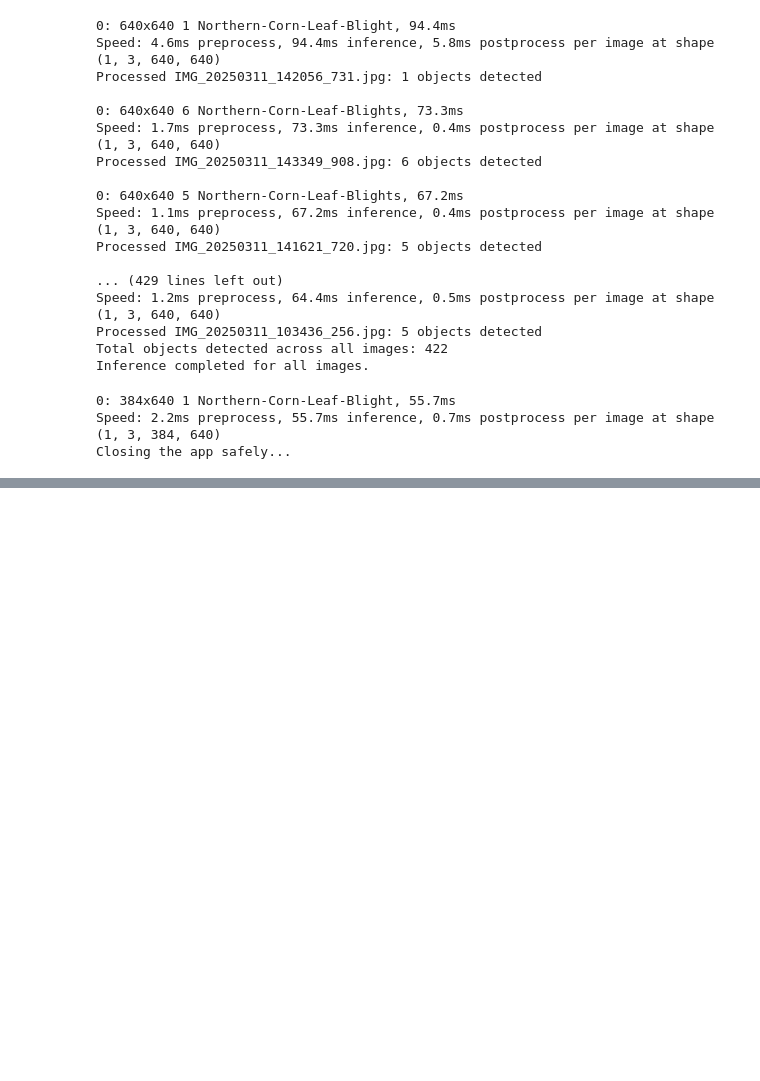
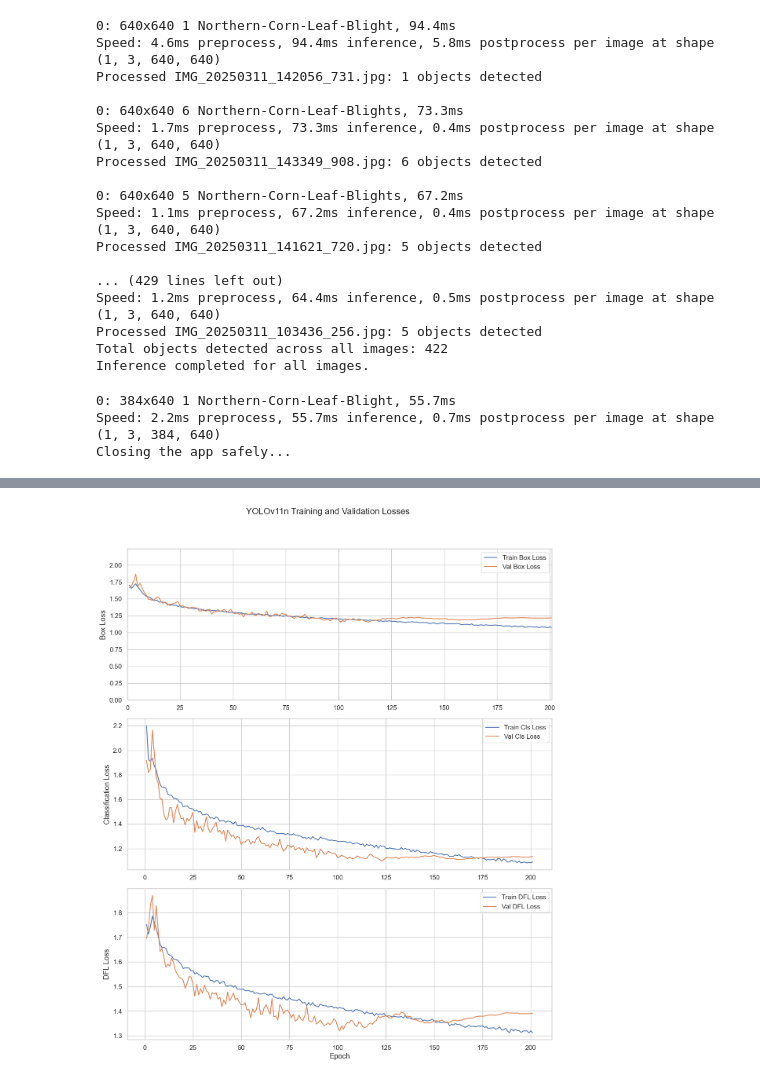
Before and after one commit to Baboyeatami/NBLProject, a Jupyter notebook: NLB_testing.ipynb, the cells around one changed output, grey strips where cells are left out. Drawn from its saved outputs; the diff is of its cells as text; code cells hidden in the pictures; blank space fills up the shorter version.

```diff
--- a/NLB_testing.ipynb
+++ b/NLB_testing.ipynb
@@ -217,0 +275,86 @@ Closing the app safely...
+# %%
+import pandas as pd
+
+# Load the uploaded CSV file
+file_path = 'results.csv'
+df = pd.read_csv(file_path)
+
+# Display basic info and first few rows to understand the structure
+df.info(), df.head()
+
+
+import matplotlib.pyplot as plt
+import seaborn as sns
+
+# Set Seaborn style
+sns.set(style="whitegrid", palette="deep", font_scale=1.1)
+
+import matplotlib.pyplot as plt
+
+fig, axes = plt.subplots(3, 1, figsize=(12, 15))
+fig.suptitle('YOLOv11n Training and Validation Losses', fontsize=16)
+
+# Plot losses
+axes[0].plot(df['epoch'], df['train/box_loss'], label='Train Box Loss')
+axes[0].plot(df['epoch'], df['val/box_loss'], label='Val Box Loss')
+axes[0].set_ylabel('Box Loss')
+axes[0].legend()
+
+# Dynamically extend y-axis scale
+max_loss = max(df['train/box_loss'].max(), df['val/box_loss'].max())
+axes[0].set_ylim(0, max_loss * 1.2)  # Extend 20% above the maximum loss
+
+# Optionally adjust x-axis to match epochs
+axes[0].set_xlim(0, df['epoch'].max())
+
+
+axes[1].plot(df['epoch'], df['train/cls_loss'], label='Train Cls Loss')
+axes[1].plot(df['epoch'], df['val/cls_loss'], label='Val Cls Loss')
+axes[1].set_ylabel('Classification Loss')
+axes[1].legend()
+
+axes[2].plot(df['epoch'], df['train/dfl_loss'], label='Train DFL Loss')
+axes[2].plot(df['epoch'], df['val/dfl_loss'], label='Val DFL Loss')
+axes[2].set_ylabel('DFL Loss')
+axes[2].set_xlabel('Epoch')
+axes[2].legend()
+
+plt.tight_layout(rect=[0, 0.03, 1, 0.95])
+plt.show()
+
+# Plot Precision, Recall, and mAP over Epochs
+fig, ax = plt.subplots(figsize=(12, 6))
+fig.suptitle('YOLOv11n Detection Performance Metrics', fontsize=16)
+
+ax.plot(df['epoch'], df['metrics/precision(B)'], label='Precision', linewidth=2)
+ax.plot(df['epoch'], df['metrics/recall(B)'], label='Recall', linewidth=2)
+ax.plot(df['epoch'], df['metrics/mAP50(B)'], label='mAP@50', linewidth=2)
+ax.plot(df['epoch'], df['metrics/mAP50-95(B)'], label='mAP@50-95', linewidth=2)
+
+ax.set_xlabel('Epoch')
+ax.set_ylabel('Score')
+ax.set_ylim(0.5, 1.05)
+ax.legend()
+plt.grid(True)
+plt.tight_layout()
+plt.show()
+
+# Find the best epoch based on highest mAP@50-95
+best_epoch_idx = df['metrics/mAP50-95(B)'].idxmax()
+best_epoch_data = df.loc[best_epoch_idx]
+
+# Extract key values
+best_epoch = int(best_epoch_data['epoch'])
+best_metrics = {
+    'Epoch': best_epoch,
+    'Precision': best_epoch_data['metrics/precision(B)'],
+    'Recall': best_epoch_data['metrics/recall(B)'],
+    'mAP@50': best_epoch_data['metrics/mAP50(B)'],
+    'mAP@50-95': best_epoch_data['metrics/mAP50-95(B)'],
+    'Val Box Loss': best_epoch_data['val/box_loss'],
+    'Val Cls Loss': best_epoch_data['val/cls_loss'],
+    'Val DFL Loss': best_epoch_data['val/dfl_loss']
+}
+
+best_metrics
+# %% [output]
@@ -217,0 +378 @@ Closing the app safely...
+[figure, added]
```
Also changed, not shown: parts of 2 cells of this notebook.
